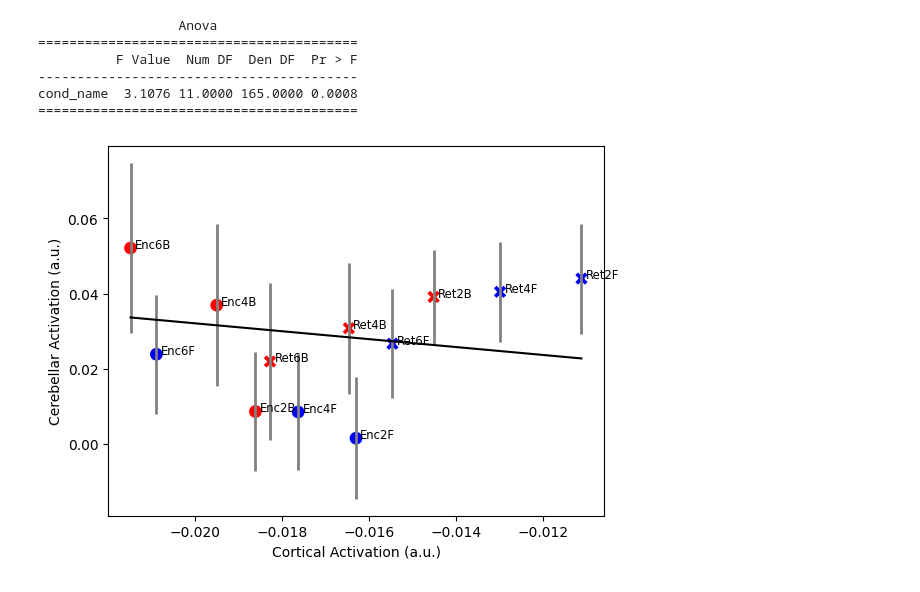
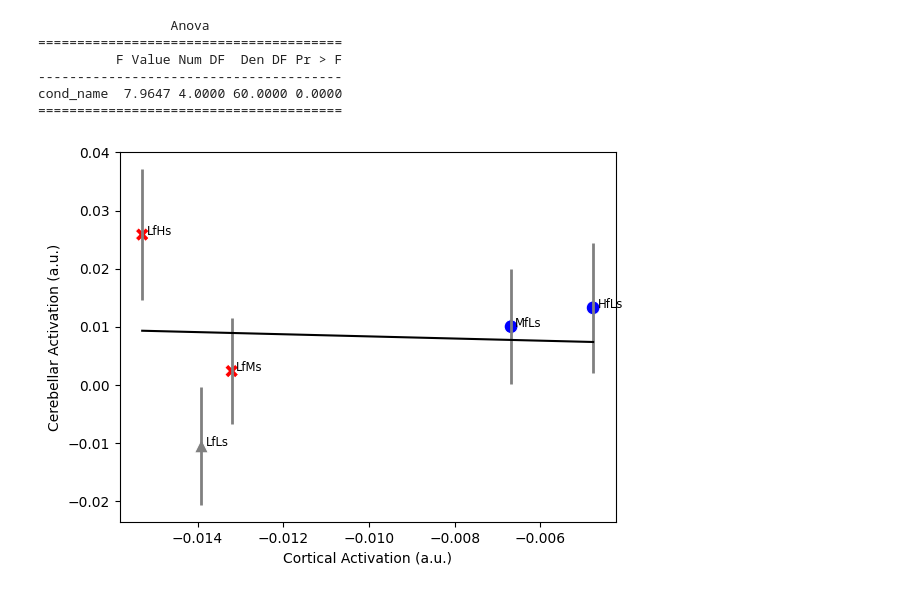
Before and after one commit to lshahsha/bg_conn_sr, a Jupyter notebook: notebooks/bg_sel_rec_wmfs.ipynb, the cells around one changed output. Drawn from its saved outputs; the diff is of its cells as text; code cells hidden in the pictures.

```diff
--- a/notebooks/bg_sel_rec_wmfs.ipynb
+++ b/notebooks/bg_sel_rec_wmfs.ipynb
@@ -24,7 +24,7 @@ if not Path(wkdir).exists():
 if not Path(wkdir).exists():
     wkdir = '/Volumes/diedrichsen_data$/data/Cerebellum/CerebellumWorkingMemory/selective_recruit'
 # %%
-task = 'wm'
+task = 'fs'
 if task == 'fs':
     ses_id = 'ses-01'
     # setting up names and colors
@@ -104,22 +104,22 @@ space = 'MNI152NLin6Asym'
 D = pd.read_csv(wkdir + f'/{task}_ROI_bg_{type}_{train_dataset}_{train_ses_id}_{method}{mname_ext}_reg.tsv', sep='\t')
 # %%
 # get the dataframe with the selected region
-selected_roi = "AccumbensR"
+selected_roi = "AccumbensL"
 df = D.loc[(D.roi_name == selected_roi) & (D.cond_name != 'rest')]
 make_scatterplot(df, split='cond_num',
                 labels=label_dict,
                 markers=marker_dict,
                 colors=color_dict)
 # plt.xlabel("predicted cerebellar activation")
 plt.savefig(f"{task}_bg_{selected_roi}_scatter_{mname_base}_{mname_ext}.pdf")
 print(AnovaRM(data=df[df.cond_name != 'rest'], depvar='res',subject='sn', within=['cond_name'], aggregate_func=np.mean).fit())
 # %% [output]
-                  Anova
-=========================================
-          F Value  Num DF  Den DF  Pr > F
------------------------------------------
-cond_name  3.1076 11.0000 165.0000 0.0008
-=========================================
+                 Anova
+=======================================
+          F Value Num DF  Den DF Pr > F
+---------------------------------------
+cond_name  7.9647 4.0000 60.0000 0.0000
+=======================================
-[figure, old version]
+[figure, new version]
 # %%
 df
```
Also changed, not shown: 1 other file.
